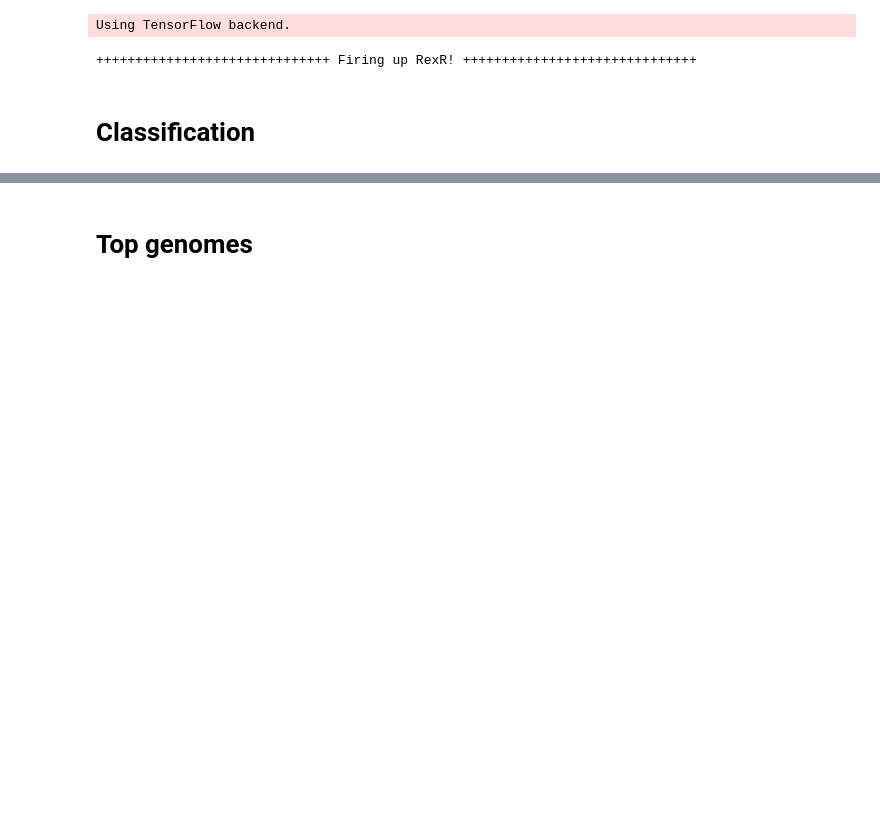
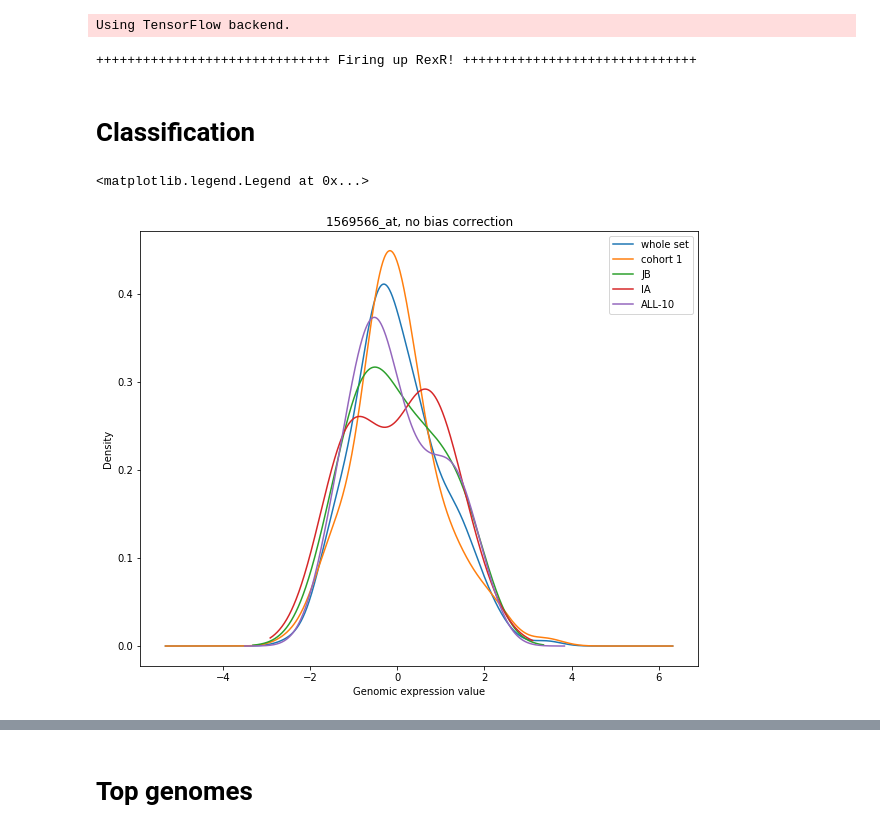
Before and after one commit to bramiozo/RexR, a Jupyter notebook: notebook.ipynb, the cells around one changed output, grey strips where cells are left out. Cells and saved outputs as stored; diff of their text form; code cells hidden in the pictures; blank space fills up the shorter version.

```diff
--- a/notebook.ipynb
+++ b/notebook.ipynb
@@ -38 +40,18 @@ FSELECT_DICT = {"type": FEAT_SELECTOR, "pvalue": SELECTOR_ALPHA, "method": SELEC
 DIMRED_DICT = {"type": DIM_TYPE, "n_comp": DIM_NUM}
+# %%
+# array-batch
+from matplotlib import pyplot as plt
+plt.figure(figsize=(10,8))
+ch = Rocket.DATA_merged["array-batch"].isin(["cohort 1", "JB", "IA", "ALL-10"])
+
+Rocket.DATA_merged.loc[ch,'1569566_at'].plot.kde(label='whole set')
+Rocket.DATA_merged.ix[Rocket.DATA_merged['array-batch']=='cohort 1']['1569566_at'].plot.kde(label='cohort 1')
+Rocket.DATA_merged.ix[Rocket.DATA_merged['array-batch']=='JB']['1569566_at'].plot.kde(label='JB')
+Rocket.DATA_merged.ix[Rocket.DATA_merged['array-batch']=='IA']['1569566_at'].plot.kde(label='IA')
+Rocket.DATA_merged.ix[Rocket.DATA_merged['array-batch']=='ALL-10']['1569566_at'].plot.kde(label='ALL-10')
+plt.title('1569566_at, no bias correction')
+plt.xlabel('Genomic expression value')
+plt.legend()
+# %% [output]
+<matplotlib.legend.Legend at 0x...>
+[figure, added]
```
Also changed, not shown: parts of 10 cells of this notebook, 15 other files.
